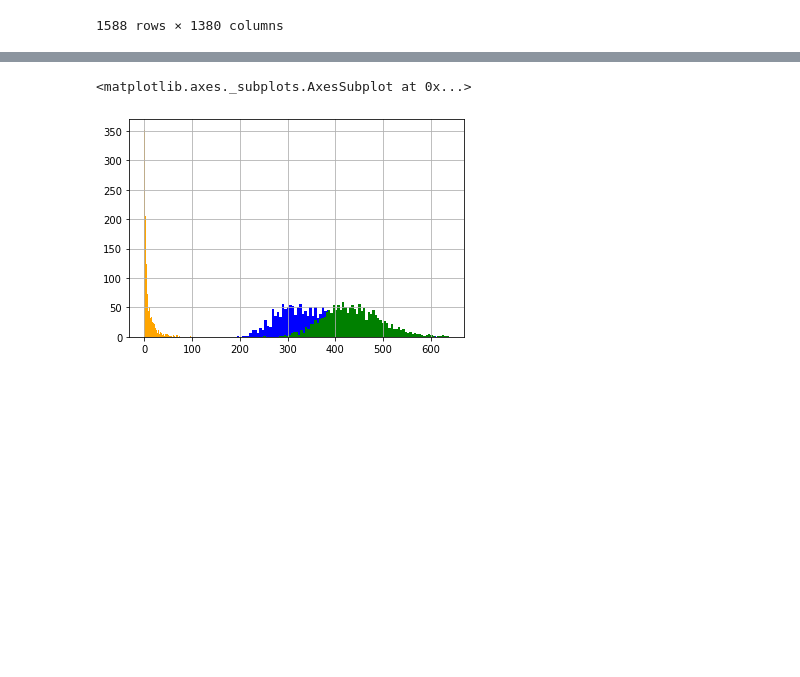
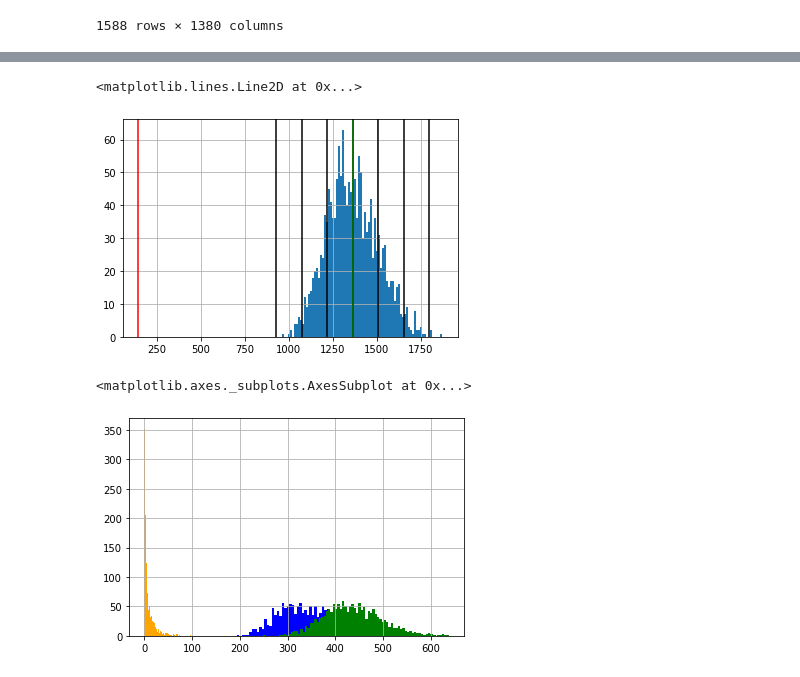
Before and after one commit to SaitKaranfil/HIP_VOL, a Jupyter notebook: Untitled4.ipynb, the cells around one changed output, grey strips where cells are left out. Saved outputs shown, nothing was run; the diff lists cells and outputs as text; code cells hidden in the pictures; blank space fills up the shorter version.

```diff
--- a/Untitled4.ipynb
+++ b/Untitled4.ipynb
@@ -64,3 +82,20 @@ data_short.hist("NACCICV",bins=50),data_short.hist("CSFVOL"),data_short.hist("WM
+# %%
+NACC_std=data_short['NACCICV'].std()
+NACC_mean=data_short["NACCICV"].mean()
+# %%
+data_short["NACCICV"].hist(bins=80)
+plt.axvline(NACC_std, color='red')
+plt.axvline((NACC_mean + (3*NACC_std)), color='black')
+plt.axvline((NACC_mean + (2*NACC_std)), color='black')
+plt.axvline((NACC_mean + (1*NACC_std)), color='black')
+plt.axvline((NACC_mean + (0*NACC_std)), color='black')
+plt.axvline((NACC_mean - (1*NACC_std)), color='black')
+plt.axvline((NACC_mean - (2*NACC_std)), color='black')
+plt.axvline((NACC_mean - (3*NACC_std)), color='black')
+plt.axvline(NACC_mean,color="green")
+# %% [output]
+<matplotlib.lines.Line2D at 0x...>
+[figure, added]
 # %%
 
 data_short["CSFVOL"].hist(bins=80,color="blue")
```
Also changed, not shown: parts of 9 cells of this notebook.
